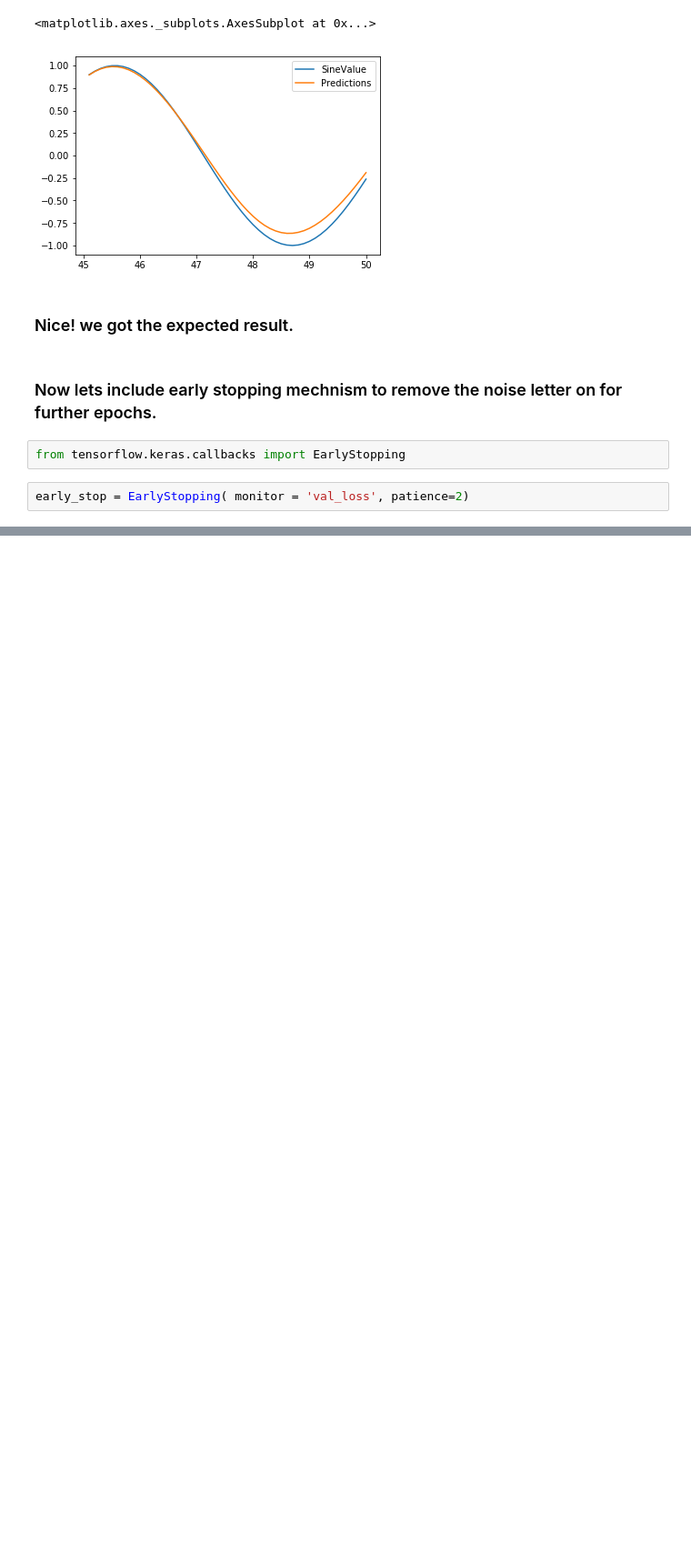
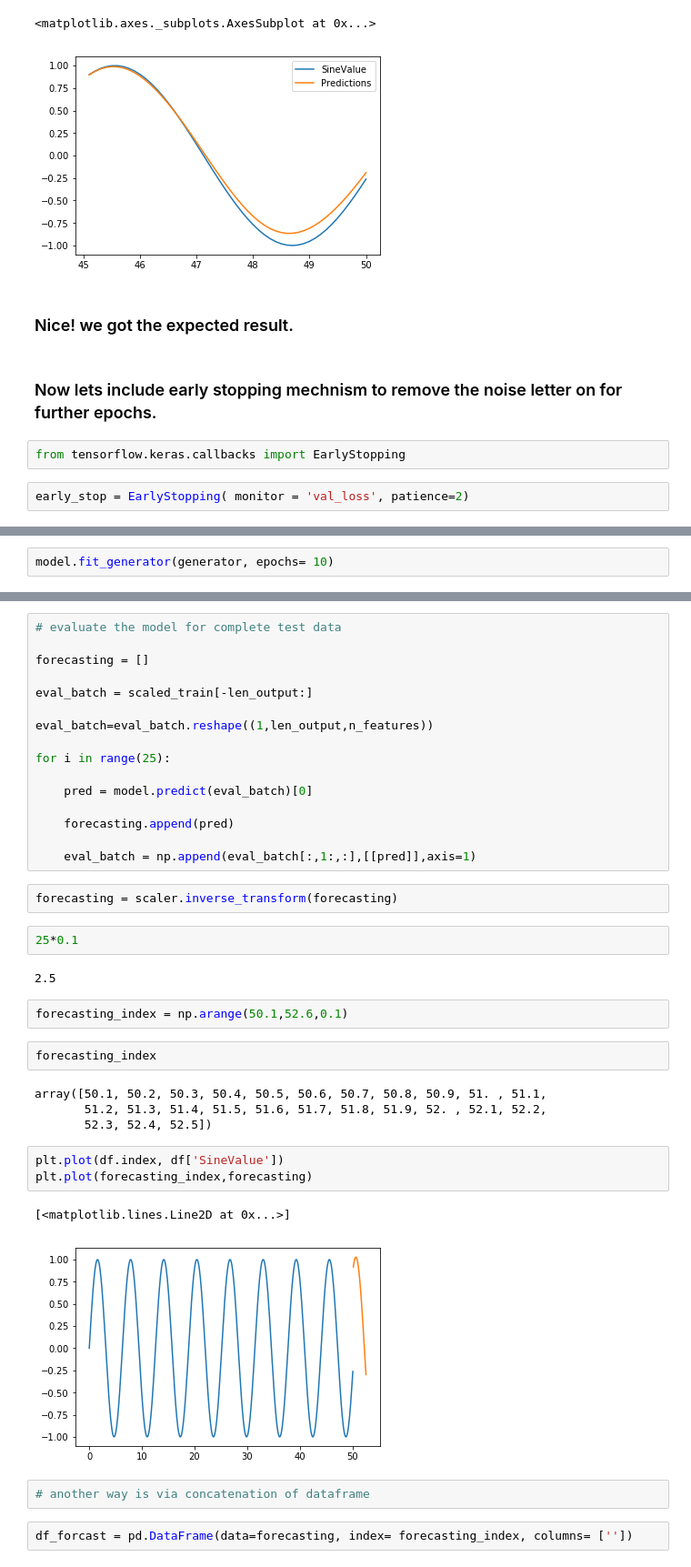
Before and after one commit to beingsantosh/Deep-Learning, a Jupyter notebook: Sine Wave forecasting ( RNN Tensorflow).ipynb, the cells around one changed output, grey strips where cells are left out. Shown at 91% size. Cells and saved outputs as stored; diff of their text form; blank space fills up the shorter version.

```diff
--- a/Sine Wave forecasting ( RNN Tensorflow).ipynb
+++ b/Sine Wave forecasting ( RNN Tensorflow).ipynb
@@ -236,0 +333,2 @@ early_stop = EarlyStopping( monitor = 'val_loss', patience=2)
+# %%
+model.fit_generator(generator, epochs= 10)
@@ -236,0 +357,40 @@ early_stop = EarlyStopping( monitor = 'val_loss', patience=2)
+# %%
+# evaluate the model for complete test data
+
+forecasting = []
+
+eval_batch = scaled_train[-len_output:]
+
+eval_batch=eval_batch.reshape((1,len_output,n_features))
+
+for i in range(25):
+
+    pred = model.predict(eval_batch)[0]
+
+    forecasting.append(pred)
+
+    eval_batch = np.append(eval_batch[:,1:,:],[[pred]],axis=1)
+# %%
+forecasting = scaler.inverse_transform(forecasting)
+# %%
+25*0.1
+# %% [output]
+2.5
+# %%
+forecasting_index = np.arange(50.1,52.6,0.1)
+# %%
+forecasting_index
+# %% [output]
+array([50.1, 50.2, 50.3, 50.4, 50.5, 50.6, 50.7, 50.8, 50.9, 51. , 51.1,
+       51.2, 51.3, 51.4, 51.5, 51.6, 51.7, 51.8, 51.9, 52. , 52.1, 52.2,
+       52.3, 52.4, 52.5])
+# %%
+plt.plot(df.index, df['SineValue'])
+plt.plot(forecasting_index,forecasting)
+# %% [output]
+[<matplotlib.lines.Line2D at 0x...>]
+[figure, added]
+# %%
+# another way is via concatenation of dataframe
+# %%
+df_forcast = pd.DataFrame(data=forecasting, index= forecasting_index, columns= [''])
```
Also changed, not shown: parts of 17 cells of this notebook.
